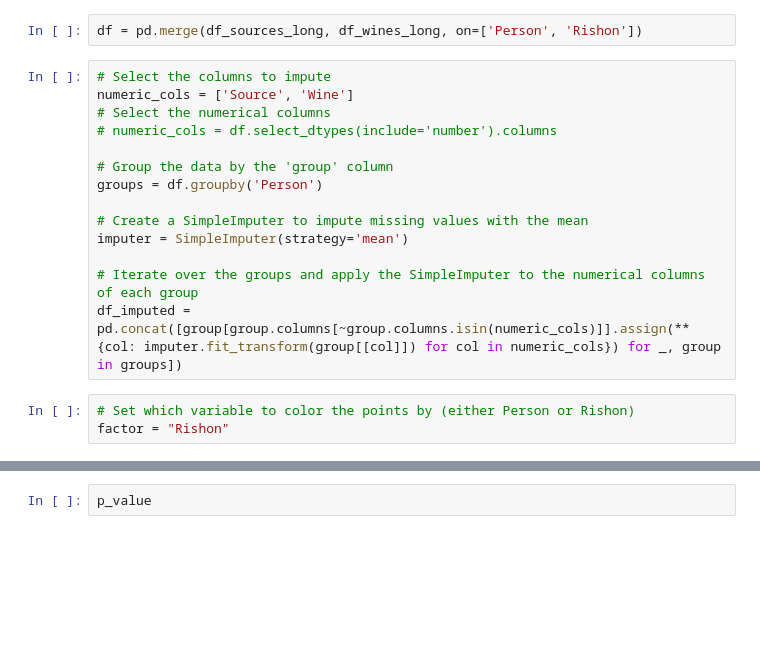
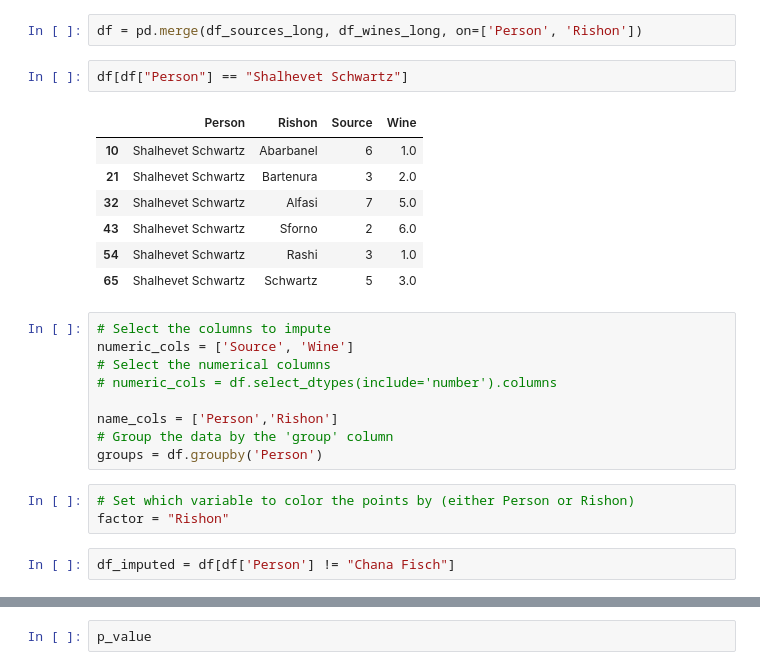
Before and after one commit to RickiHeicklen/scholars-and-sommeliers, a Jupyter notebook: rishon-analysis.ipynb, the cells around one changed output, grey strips where cells are left out. Saved outputs shown, nothing was run; the diff lists cells and outputs as text; blank space fills up the shorter version.

```diff
--- a/rishon-analysis.ipynb
+++ b/rishon-analysis.ipynb
@@ -43,20 +44,27 @@ df_sources_long = df_sources.melt(id_vars=["Person"], var_name="Rishon", value_n
 df_wines_long = df_wines.melt(id_vars=["Person"], var_name="Rishon", value_name="Wine")
 # %%
 df = pd.merge(df_sources_long, df_wines_long, on=['Person', 'Rishon'])
+# %%
+df[df["Person"] == "Shalhevet Schwartz"]
+# %% [output]
+|  | Person | Rishon | Source | Wine |
+| 10 | Shalhevet Schwartz | Abarbanel | 6 | 1.0 |
+| 21 | Shalhevet Schwartz | Bartenura | 3 | 2.0 |
+| 32 | Shalhevet Schwartz | Alfasi | 7 | 5.0 |
+| 43 | Shalhevet Schwartz | Sforno | 2 | 6.0 |
+| 54 | Shalhevet Schwartz | Rashi | 3 | 1.0 |
+| 65 | Shalhevet Schwartz | Schwartz | 5 | 3.0 |
 # %%
 # Select the columns to impute
 numeric_cols = ['Source', 'Wine']
 # Select the numerical columns
 # numeric_cols = df.select_dtypes(include='number').columns
 
+name_cols = ['Person','Rishon']
 # Group the data by the 'group' column
 groups = df.groupby('Person')
-
-# Create a SimpleImputer to impute missing values with the mean
-imputer = SimpleImputer(strategy='mean')
-
-# Iterate over the groups and apply the SimpleImputer to the numerical columns of each group
-df_imputed = pd.concat([group[group.columns[~group.columns.isin(numeric_cols)]].assign(**{col: imputer.fit_transform(group[[col]]) for col in numeric_cols}) for _, group in groups])
 # %%
 # Set which variable to color the points by (either Person or Rishon)
 factor = "Rishon"
+# %%
+df_imputed = df[df['Person'] != "Chana Fisch"]
```
Also changed, not shown: parts of 16 cells of this notebook, 1 other file.
